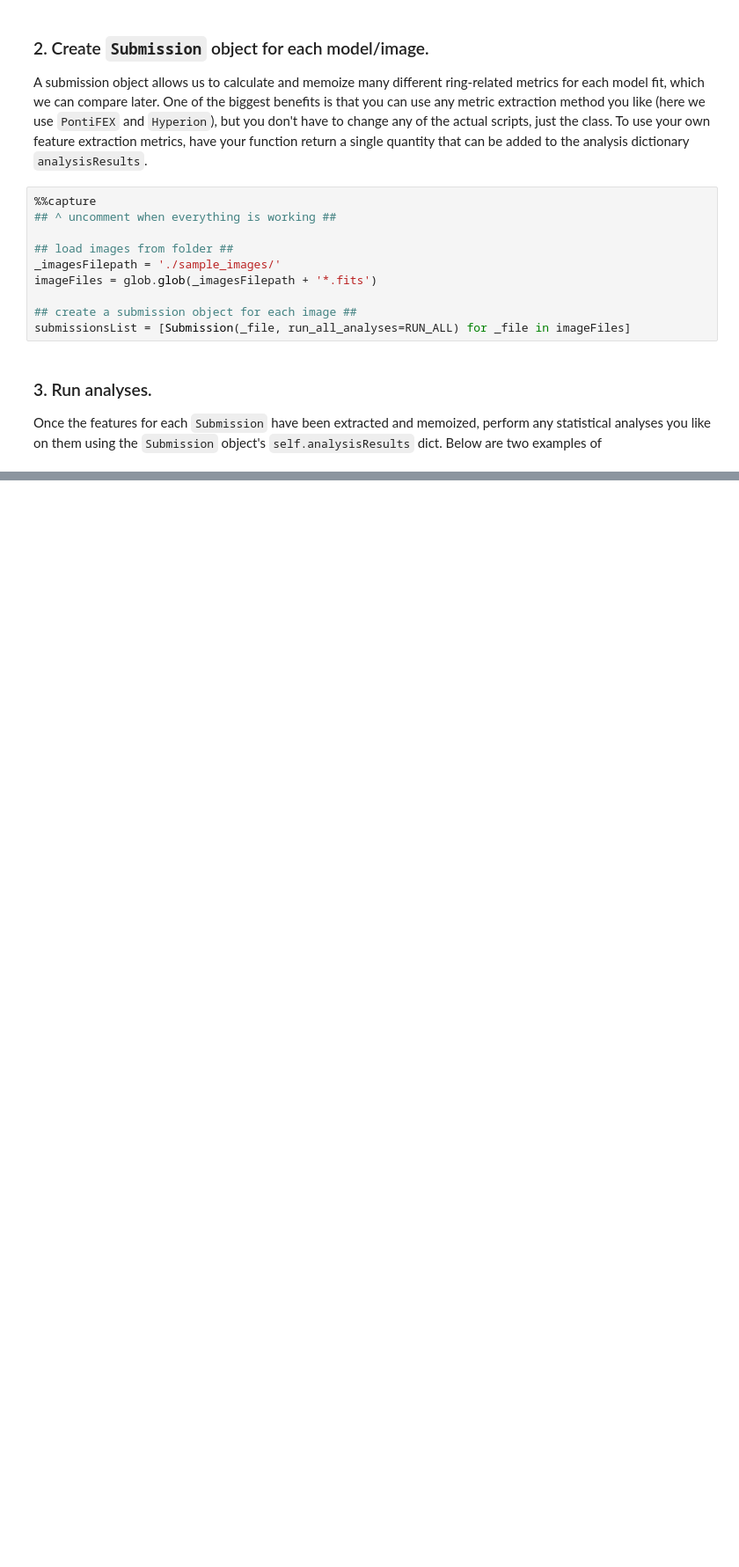
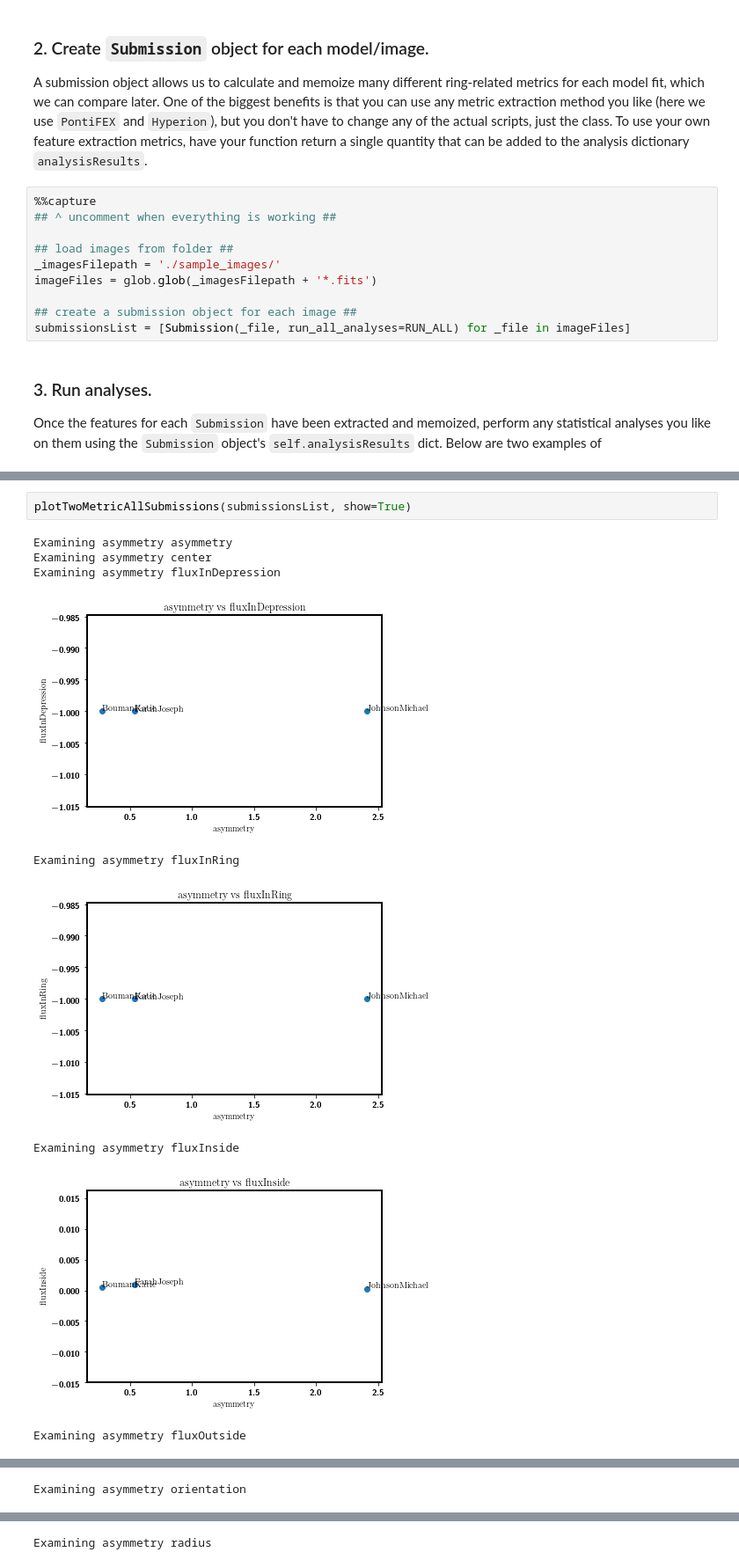
Before and after one commit to sao-eht/eht-mcp, a Jupyter notebook: image_model_fit_comparison_pipeline.ipynb, the cells around one changed output, grey strips where cells are left out. Shown at 88% size. Cells and saved outputs as stored; diff of their text form; blank space fills up the shorter version.

```diff
--- a/image_model_fit_comparison_pipeline.ipynb
+++ b/image_model_fit_comparison_pipeline.ipynb
@@ -258,0 +293,12 @@ plt.show()
+# %%
+plotTwoMetricAllSubmissions(submissionsList, show=True)
+# %% [output]
+Examining asymmetry asymmetry
+Examining asymmetry center
+Examining asymmetry fluxInDepression
+[figure, added]
+Examining asymmetry fluxInRing
+[figure, added]
+Examining asymmetry fluxInside
+[figure, added]
+Examining asymmetry fluxOutside
@@ -258,0 +306 @@ plt.show()
+Examining asymmetry orientation
@@ -258,0 +308 @@ plt.show()
+Examining asymmetry radius
```
Also changed, not shown: parts of 8 cells of this notebook, 1 other file.
